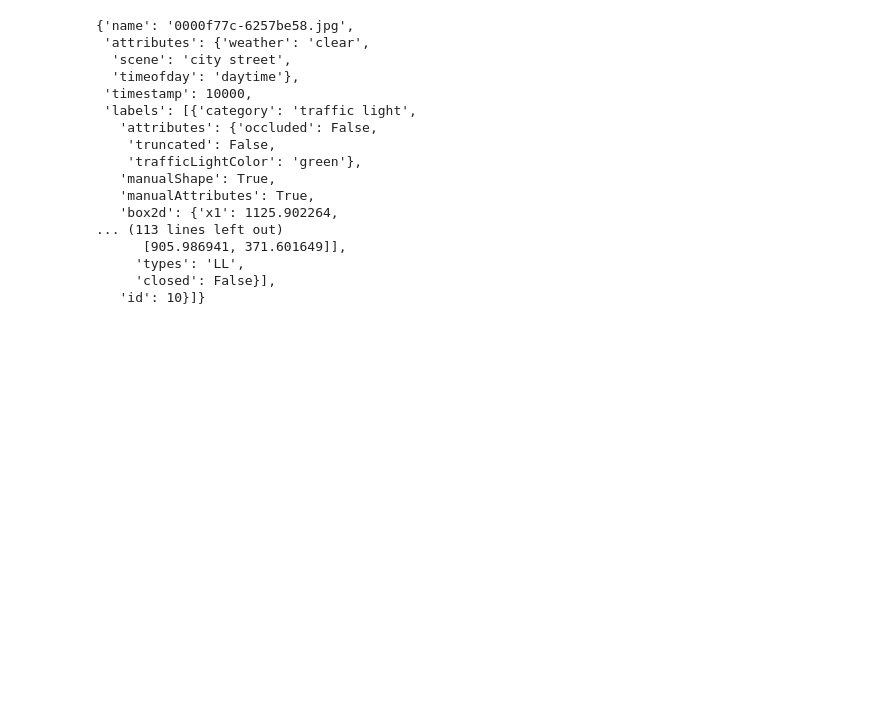
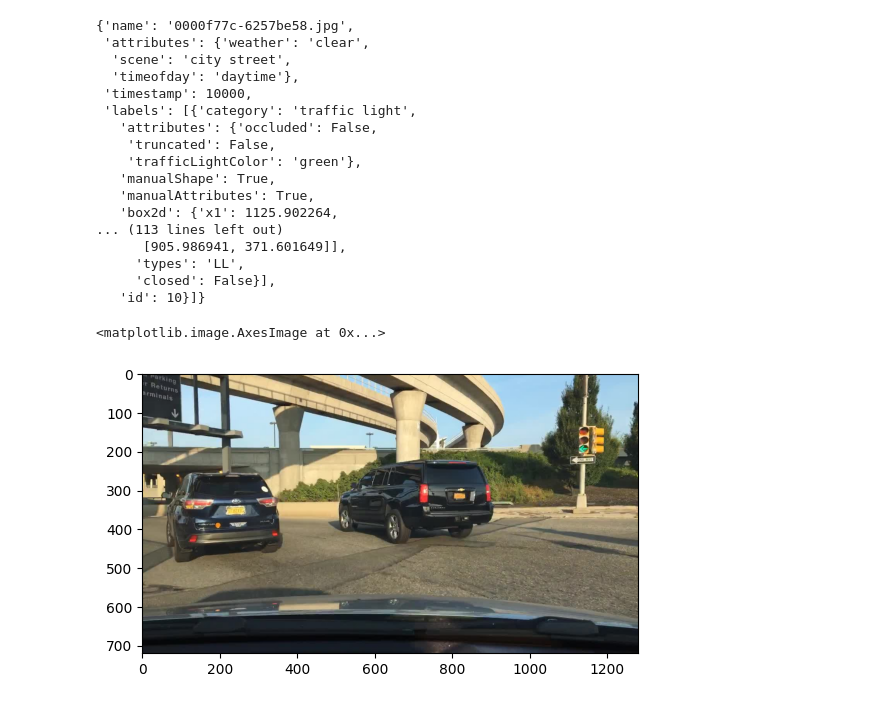
Before and after one commit to PDD0911-HCMUS/Traffic-SceneGraph-Generation, a Jupyter notebook: Datasets/DataAnalysis.ipynb, the cells around one changed output. Drawn from its saved outputs; the diff is of its cells as text; code cells hidden in the pictures; blank space fills up the shorter version.

```diff
--- a/Datasets/DataAnalysis.ipynb
+++ b/Datasets/DataAnalysis.ipynb
@@ -33,3 +35,10 @@ data[0]
      'types': 'LL',
      'closed': False}],
    'id': 10}]}
+# %%
+bddRootImage = 'BDD/bdd100k/bdd100k/images/100k/other/train/trainA/'
+image = Image.open(bddRootImage+data[0]['name'])
+plt.imshow(image)
+# %% [output]
+<matplotlib.image.AxesImage at 0x...>
+[figure, added]
```
Also changed, not shown: parts of 3 cells of this notebook, 38 other files.
